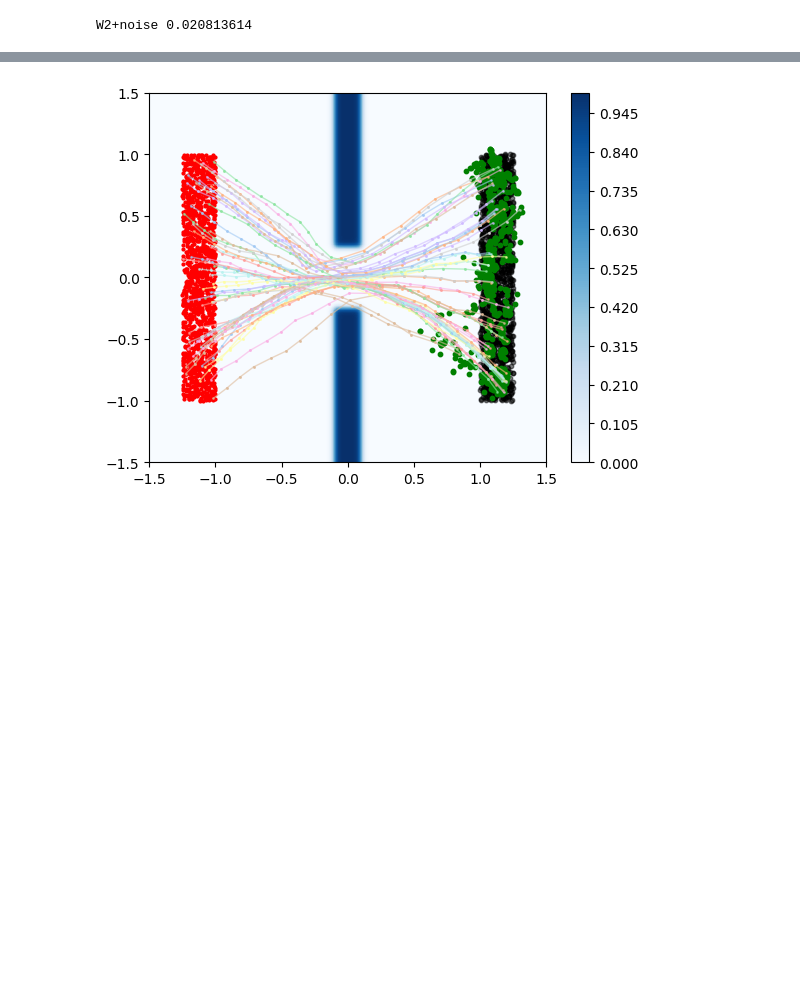
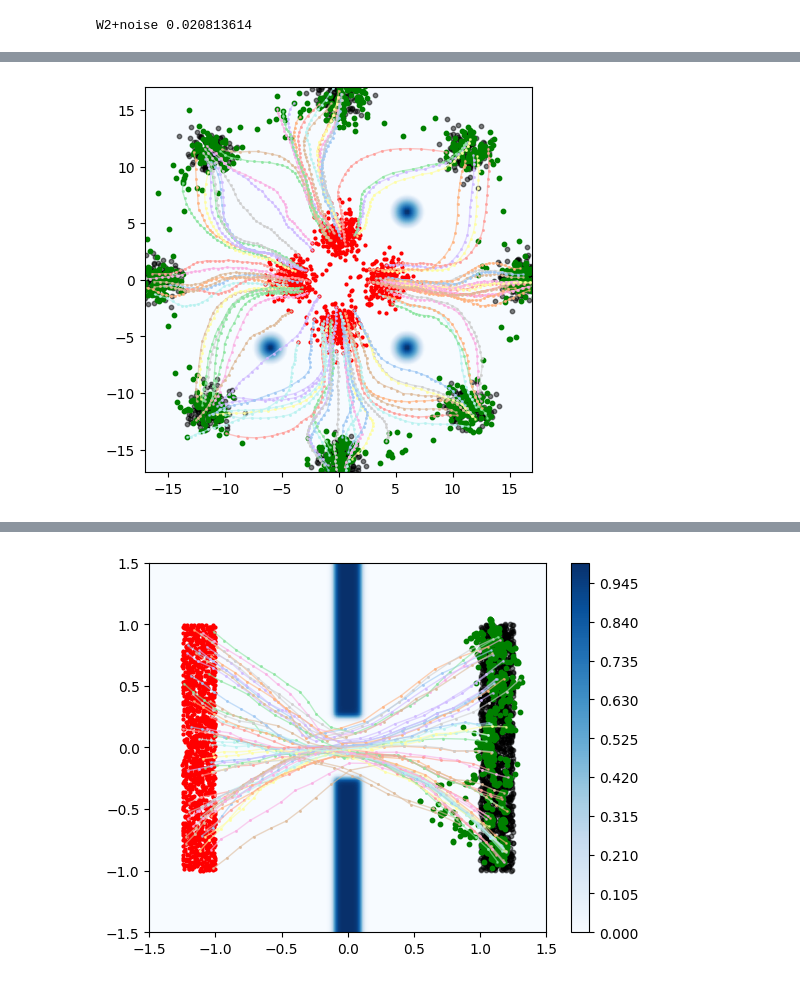
Before and after one commit to skylooop/ott, a Jupyter notebook: docs/tutorials/neural/500_NOCC.ipynb, the cells around one changed output, grey strips where cells are left out. Drawn from its saved outputs; the diff is of its cells as text; code cells hidden in the pictures; blank space fills up the shorter version.

```diff
--- a/docs/tutorials/neural/500_NOCC.ipynb
+++ b/docs/tutorials/neural/500_NOCC.ipynb
@@ -282,0 +283,86 @@ W2+noise 0.2980274
+# %%
+from ott2.neural.methods.nocc import NeuralOC
+from ott2.neural.methods.flows.dynamics import LagrangianFlow
+import flax.linen as nn
+from IPython.display import clear_output
+
+potential = GSB_GMM_Potential()
+potential_data_loader = iter(potential.sampler_func(batch_size=1012, key=GLOBAL_KEY))
+test_data_loader = iter(potential.sampler_func(batch_size=5000, key=GLOBAL_KEY))
+
+pi0 = next(potential_data_loader)['src_lin']
+pi1 = next(potential_data_loader)['tgt_lin']
+
+fig, ax = plt.subplots(figsize=(5, 5))
+fig, ax = plot_potential(potential=potential, fig=fig, ax=ax)
+ax.scatter(pi0[:,0], pi0[:, 1], c='red', alpha=1, s=4)
+ax.scatter(pi1[:,0], pi1[:, 1], c='black', alpha=0.5, s=10)
+plt.show()
+
+def callback(step, training_logs, transport):
+    clear_output()
+    pi0 = next(potential_data_loader)['src_lin']
+    pi1 = next(potential_data_loader)['tgt_lin']
+
+    cost, trajs = transport(pi0)
+
+    fig, ax = plt.subplots(figsize=(5, 5))
+    fig, ax = plot_potential(potential=potential, fig=fig, ax=ax)
+    ax.scatter(pi0[:,0], pi0[:, 1], c='red', alpha=1, s=4)
+    ax.scatter(pi1[:,0], pi1[:, 1], c='black', alpha=0.5, s=10)
+    ax.scatter(trajs[-1].x[:, 0], trajs[-1].x[:, 1], c='green', s=10)
+    # ax.set_xlim((-10, 10))
+    # ax.set_ylim((-5, 5))
+    draw_trajs(trajs=jnp.stack([traj.x for traj in trajs])[:, :100], ax=ax)
+    fig.savefig(f"/home/nazar/projects/loop_ott/out/gmm/img_{step}.pdf")
+    plt.show()
+
+    sample = next(test_data_loader)
+    pi0, pi1 = sample['src_lin'], sample['tgt_lin']
+    cost, trajs = noc.transport(pi0)
+    print("cost", cost)
+    pred = trajs[-1].x
+    print("W2", sinkhorn_loss(pred, pi1))
+    pred = trajs[-1].x + jax.random.normal(GLOBAL_KEY, shape=trajs[-1].x.shape) * 0.2
+    print("W2+noise", sinkhorn_loss(pred, pi1))
+
+
+class MLP(nn.Module):
+    hidden_layers: list
+
+    @nn.compact
+    def __call__(self, t, x, _):
+        t_pos = jnp.arange(1, 20) * t
+        t_pos = jnp.concatenate([jnp.sin(t_pos), jnp.cos(t_pos)], -1)
+        dim = 100
+        w = nn.Dense(dim)(t_pos)
+        b = nn.Dense(dim)(t_pos)
+        x = nn.Dense(dim)(x)
+        x = x * w + b
+        for i, dim in enumerate(self.hidden_layers):
+            x = nn.Dense(dim)(x)
+            if i != len(self.hidden_layers) - 1:
+                x = nn.leaky_relu(x, negative_slope=0.2)
+        return x
+
+
+net = MLP(hidden_layers=[512, 512, 512, 1])
+num_iterations = 70_001
+lr_schedule = optax.cosine_decay_schedule(
+    init_value=4e-5, decay_steps=num_iterations, alpha=1e-2
+)
+opt = optax.adam(learning_rate=lr_schedule, b2=0.99)
+
+noc = NeuralOC(input_dim=2,
+               value_model=net,
+               optimizer=opt,
+               reg_weight=0.0,
+               control_weight=1.0,
+               acc_weight=0.001,
+               potential_weight=-100,
+               flow=LagrangianFlow(sigma=0.2, potential=potential),
+               key=GLOBAL_KEY)
+
+logs = noc(potential_data_loader, n_iters=num_iterations, rng=GLOBAL_KEY, callback=callback)
+# %% [output]
+[figure, added]
```
Also changed, not shown: parts of 4 cells of this notebook, 2 other files.
